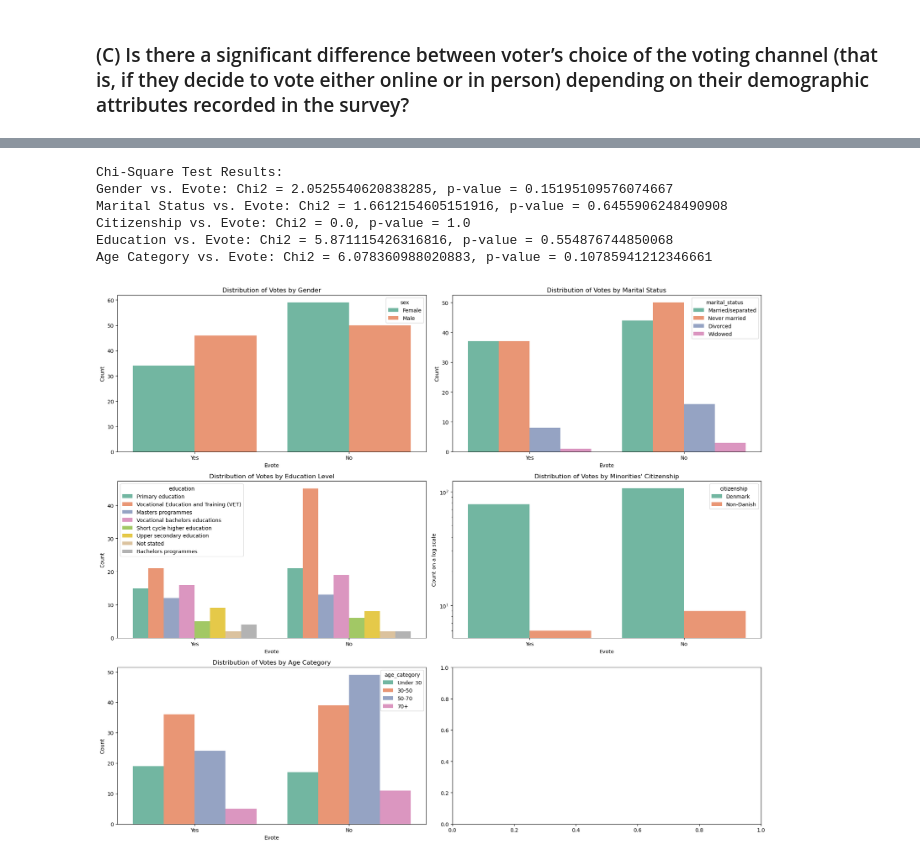
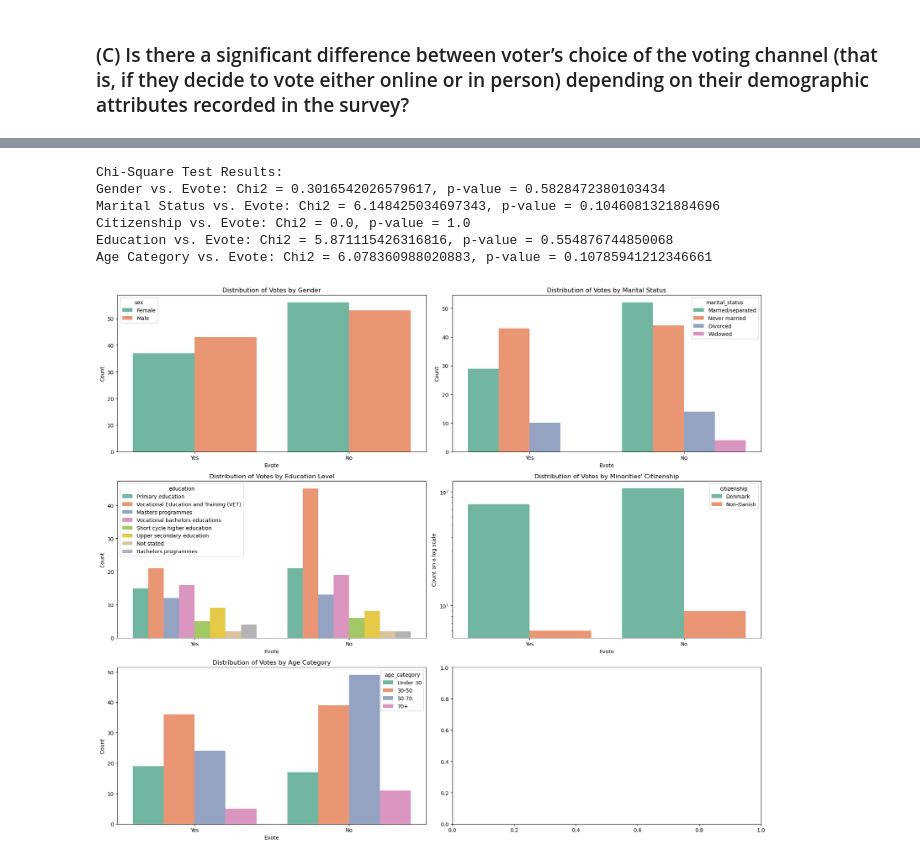
Before and after one commit to ChristianSneffeFleischer/SP_project2024, a Jupyter notebook: Part_1/Q3.ipynb, the cells around one changed output, grey strips where cells are left out. Saved outputs shown, nothing was run; the diff lists cells and outputs as text; code cells hidden in the pictures.

Commit message:
Q2 and Q3 with evotes

```diff
--- a/Part_1/Q3.ipynb
+++ b/Part_1/Q3.ipynb
@@ -17,11 +17,11 @@ df['age'] = df['dob'].apply(lambda x: datetime.now().year - x.year)
 
 # Create age categories
 def categorize_age(age):
-    if age < 30:
+    if age <= 30:
         return 'Under 30'
-    elif 30 <= age <= 50:
+    elif 30 < age <= 50:
         return '30-50'
-    elif 50 < age <= 70:
+    elif 50 <= age < 70:
         return '50-70'
     else:
         return '70+'
@@ -136,47 +136,44 @@ plt.show()
 # %%
 # Load the Excel file
-file_path = 'datasets/private_dataF.xlsx'  # Update this path if necessary
-df = pd.read_excel(file_path, engine='openpyxl')
-# Load the Excel file
-file_path = 'anonymized_dataF.csv'  # Update this path if necessary
-df = pd.read_csv(file_path)
+file_path = 'anonymized_dataF_with_evote.csv'  # Update this path if necessary
+df_a = pd.read_csv(file_path)
 
-df['age_category'] = df['age']
-df['sex'] = df['sex_new']
-df['marital_status'] = df['marital_status_new']
-df['citizenship'] = df['danish_Status']
+df_a['age_category'] = df_a['age']
+df_a['sex'] = df_a['sex_new']
+df_a['marital_status'] = df_a['marital_status_new']
+df_a['citizenship'] = df_a['danish_Status']
 
 # Function to convert categorical data to numeric
 def encode_categories(column):
-    return pd.Categorical(df[column]).codes
+    return pd.Categorical(df_a[column]).codes
 
 # Encode categorical variables for statistical analysis
-df['sex_encoded'] = encode_categories('sex')
-df['party_encoded'] = encode_categories('party')
-df['marital_status_encoded'] = encode_categories('marital_status')
-df['education_encoded'] = encode_categories('education')
-df['citizenship_encoded'] = encode_categories('citizenship')
-df['age_category_encoded'] = encode_categories('age_category')
+df_a['sex_encoded'] = encode_categories('sex')
+df_a['party_encoded'] = encode_categories('party')
+df_a['marital_status_encoded'] = encode_categories('marital_status')
+df_a['education_encoded'] = encode_categories('education')
+df_a['citizenship_encoded'] = encode_categories('citizenship')
+df_a['age_category_encoded'] = encode_categories('age_category')
 
 # ---- Chi-Square Tests for Categorical Variables ----
 # Gender vs. Evote
-contingency_table_sex_evote = pd.crosstab(df['sex'], df['evote'])
+contingency_table_sex_evote = pd.crosstab(df_a['sex'], df_a['evote'])
 chi2_sex, p_value_sex_evote, _, _ = chi2_contingency(contingency_table_sex_evote)
 
 # Marital Status vs. Evote
-contingency_table_marital_evote = pd.crosstab(df['marital_status'], df['evote'])
+contingency_table_marital_evote = pd.crosstab(df_a['marital_status'], df_a['evote'])
 chi2_marital, p_value_marital_evote, _, _ = chi2_contingency(contingency_table_marital_evote)
 
 # Citizenship vs. Evote
-contingency_table_citizenship_evote = pd.crosstab(df['citizenship'], df['evote'])
+contingency_table_citizenship_evote = pd.crosstab(df_a['citizenship'], df_a['evote'])
 chi2_citizenship, p_value_citizenship_evote, _, _ = chi2_contingency(contingency_table_citizenship_evote)
 
 # Education vs. Evote
-contingency_table_education_evote = pd.crosstab(df['education'], df['evote'])
+contingency_table_education_evote = pd.crosstab(df_a['education'], df_a['evote'])
 chi2_education, p_value_education_evote, _, _ = chi2_contingency(contingency_table_education_evote)
 
 # Age Category vs. Evote
-contingency_table_age_evote = pd.crosstab(df['age_category'], df['evote'])
+contingency_table_age_evote = pd.crosstab(df_a['age_category'], df_a['evote'])
 chi2_age, p_value_age_evote, _, _ = chi2_contingency(contingency_table_age_evote)
 
 # ---- Display Results ----
@@ -188,50 +185,50 @@ print(f"Education vs. Evote: Chi2 = {chi2_education}, p-value = {p_value_educati
 print(f"Age Category vs. Evote: Chi2 = {chi2_age}, p-value = {p_value_age_evote}")
 # %% [output]
 Chi-Square Test Results:
-Gender vs. Evote: Chi2 = 2.0525540620838285, p-value = 0.15195109576074667
-Marital Status vs. Evote: Chi2 = 1.6612154605151916, p-value = 0.6455906248490908
+Gender vs. Evote: Chi2 = 0.3016542026579617, p-value = 0.5828472380103434
+Marital Status vs. Evote: Chi2 = 6.148425034697343, p-value = 0.1046081321884696
 Citizenship vs. Evote: Chi2 = 0.0, p-value = 1.0
 Education vs. Evote: Chi2 = 5.871115426316816, p-value = 0.554876744850068
 Age Category vs. Evote: Chi2 = 6.078360988020883, p-value = 0.10785941212346661
 # %%
-df['evote'] = df['evote'].map({0: 'No', 1: 'Yes'})
+df_a['evote'] = df_a['evote'].map({0: 'No', 1: 'Yes'})
 
 # Create a figure and a set of subplots
 fig, axes = plt.subplots(3, 2, figsize=(18, 15))  # 2x2 grid of subplots
 
 # Plot: Distribution of Votes by Sex
-sns.countplot(x='evote', hue='sex',  hue_order=['Female', 'Male'], data=df, palette=custom_palette, ax=axes[0, 0])
+sns.countplot(x='evote', hue='sex',  hue_order=['Female', 'Male'], data=df_a, palette=custom_palette, ax=axes[0, 0])
 axes[0, 0].set_title('Distribution of Votes by Gender')
 axes[0, 0].set_xlabel('Evote')
 axes[0, 0].set_ylabel('Count')
 
 # Plot: Distribution of Votes by Marital Status
-sns.countplot(x='evote', hue='marital_status', hue_order=['Married/separated', 'Never married', 'Divorced', 'Widowed'], data=df, palette=custom_palette, ax=axes[0, 1])
+sns.countplot(x='evote', hue='marital_status', hue_order=['Married/separated', 'Never married', 'Divorced', 'Widowed'], data=df_a, palette=custom_palette, ax=axes[0, 1])
 axes[0, 1].set_title('Distribution of Votes by Marital Status')
 axes[0, 1].set_xlabel('Evote')
 axes[0, 1].set_ylabel('Count')
 
 # Plot: Distribution of Votes by Education Level
-sns.countplot(x='evote', hue='education', data=df, palette=custom_palette, ax=axes[1, 0])
+sns.countplot(x='evote', hue='education', data=df_a, palette=custom_palette, ax=axes[1, 0])
 axes[1, 0].set_title('Distribution of Votes by Education Level')
 axes[1, 0].set_xlabel('Evote')
 axes[1, 0].set_ylabel('Count')
 
 # Plot: Distribution of Votes by Citizenship
-sns.countplot(x='evote', hue='citizenship', data=df, palette=custom_palette, ax=axes[1, 1])
+sns.countplot(x='evote', hue='citizenship', data=df_a, palette=custom_palette, ax=axes[1, 1])
 axes[1, 1].set_title('Distribution of Votes by Minorities\' Citizenship')
 axes[1, 1].set_xlabel('Evote')
 axes[1, 1].set_ylabel('Count on a log scale')
 axes[1, 1].set_yscale('log')
 
 # Plot: Distribution of Votes by Age Category
-sns.countplot(x='evote', hue='age_category', hue_order=['Under 30', '30-50', '50-70', '70+'], data=df, palette=custom_palette, ax=axes[2, 0])
+sns.countplot(x='evote', hue='age_category', hue_order=['Under 30', '30-50', '50-70', '70+'], data=df_a, palette=custom_palette, ax=axes[2, 0])
 axes[2, 0].set_title('Distribution of Votes by Age Category')
 axes[2, 0].set_xlabel('Evote')
 axes[2, 0].set_ylabel('Count')
 
 # Adjust the layout to prevent overlapping
 plt.tight_layout()
 plt.show()
 # %% [output]
-[figure, old version]
+[figure, new version]
```
Also changed, not shown: parts of 3 cells of this notebook, 1 other file.
